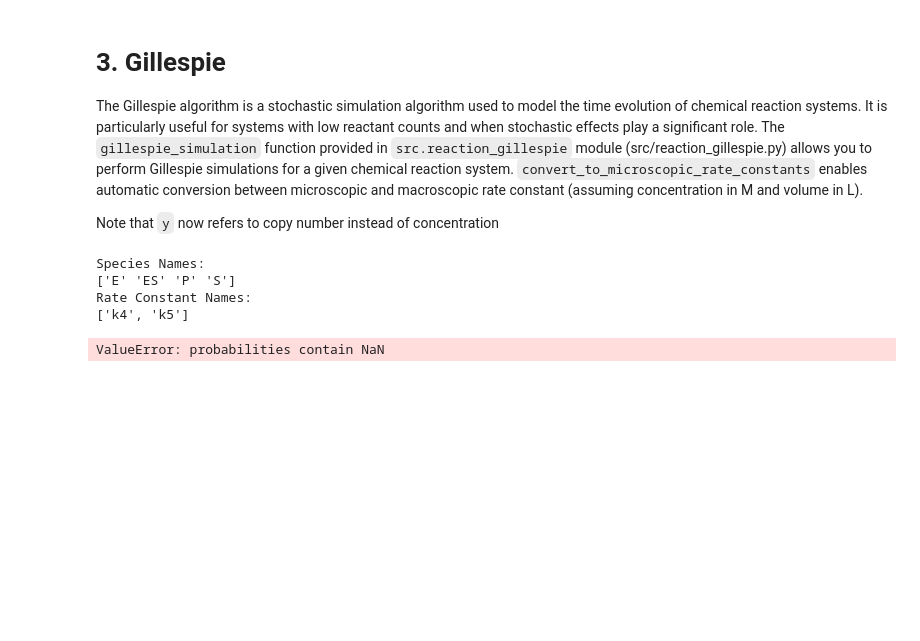
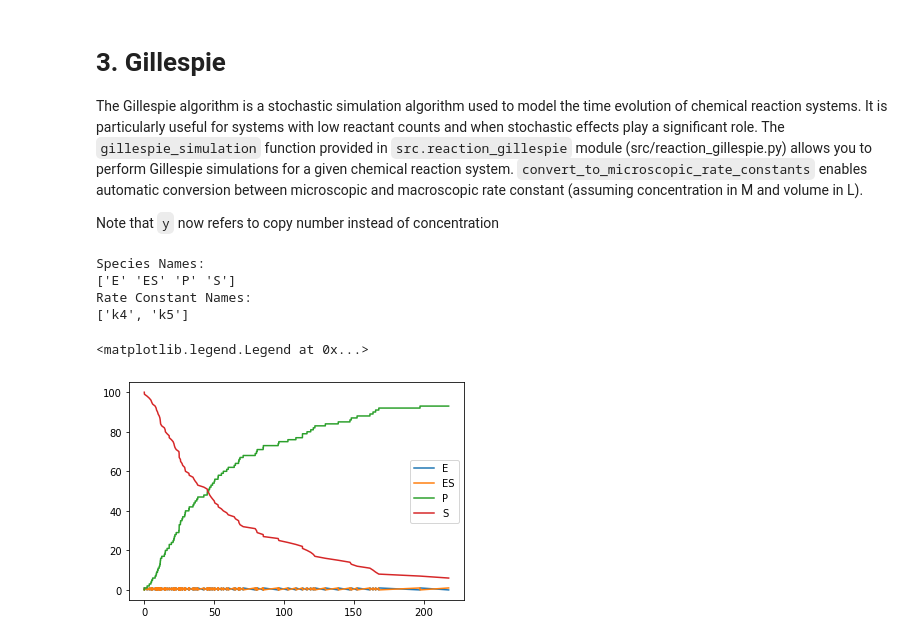
Before and after one commit to yingyue0414/Reaction-System-Solver, a Jupyter notebook: example.ipynb, the cells around one changed output. Drawn from its saved outputs; the diff is of its cells as text; code cells hidden in the pictures; blank space fills up the shorter version.

```diff
--- a/example.ipynb
+++ b/example.ipynb
@@ -157,33 +157,33 @@ reaction_strings = ["E + S -> ES", "ES -> E + P"]
 species_names, rate_constant_names, reactant_matrix, product_matrix =\
         rsp.parse_reaction_strings(reaction_strings, sort_species_by="increasing")
 
 print("Species Names:")
 print(species_names)
 print("Rate Constant Names:")
 print(rate_constant_names)
 
 # Convert rate constant to microscopic assuming already non-dimensionalized
 volume =1e-15 # Litre
-macroscopic_rate_constants = [0.1e9, 1000.0]
+macroscopic_rate_constants = [1e7, 100.0]
 microscopic_rate_constants = \
     convert_to_microscopic_rate_constants(macroscopic_rate_constants, reactant_matrix, volume)
 
 # Define time and initial concentration, assuming already non-dimensionalized
 tot_time = 200
 y_init = [1, 0, 0, 100]
 
 # Run gillespie
 y_record, t_record = gillespie_simulation(tot_time, y_init, reactant_matrix,
                                           product_matrix, microscopic_rate_constants)
 
 # plotting
 import matplotlib.pyplot as plt
-plt.figure(figsize = [16, 8])
 plt.plot(t_record, y_record)
 plt.legend(species_names)
 # %% [output]
 Species Names:
 ['E' 'ES' 'P' 'S']
 Rate Constant Names:
 ['k4', 'k5']
-ValueError: probabilities contain NaN
+<matplotlib.legend.Legend at 0x...>
+[figure, added]
```
